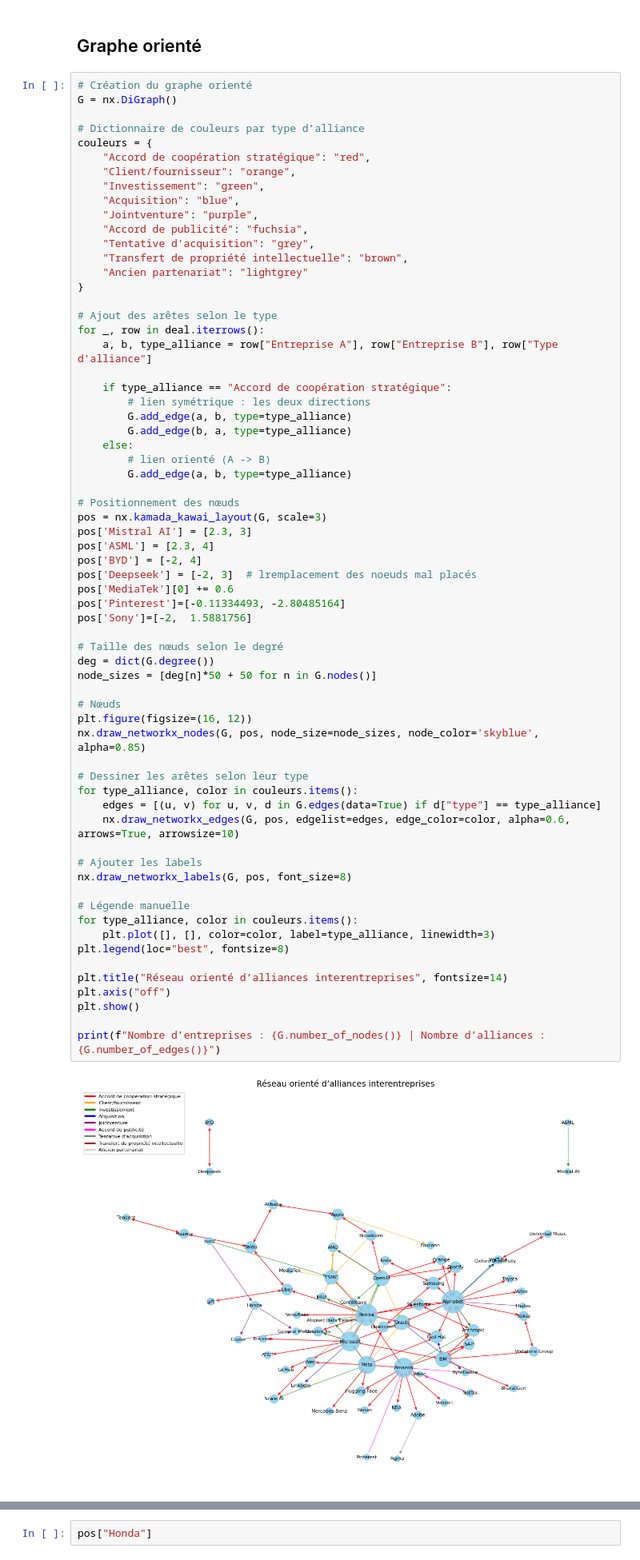
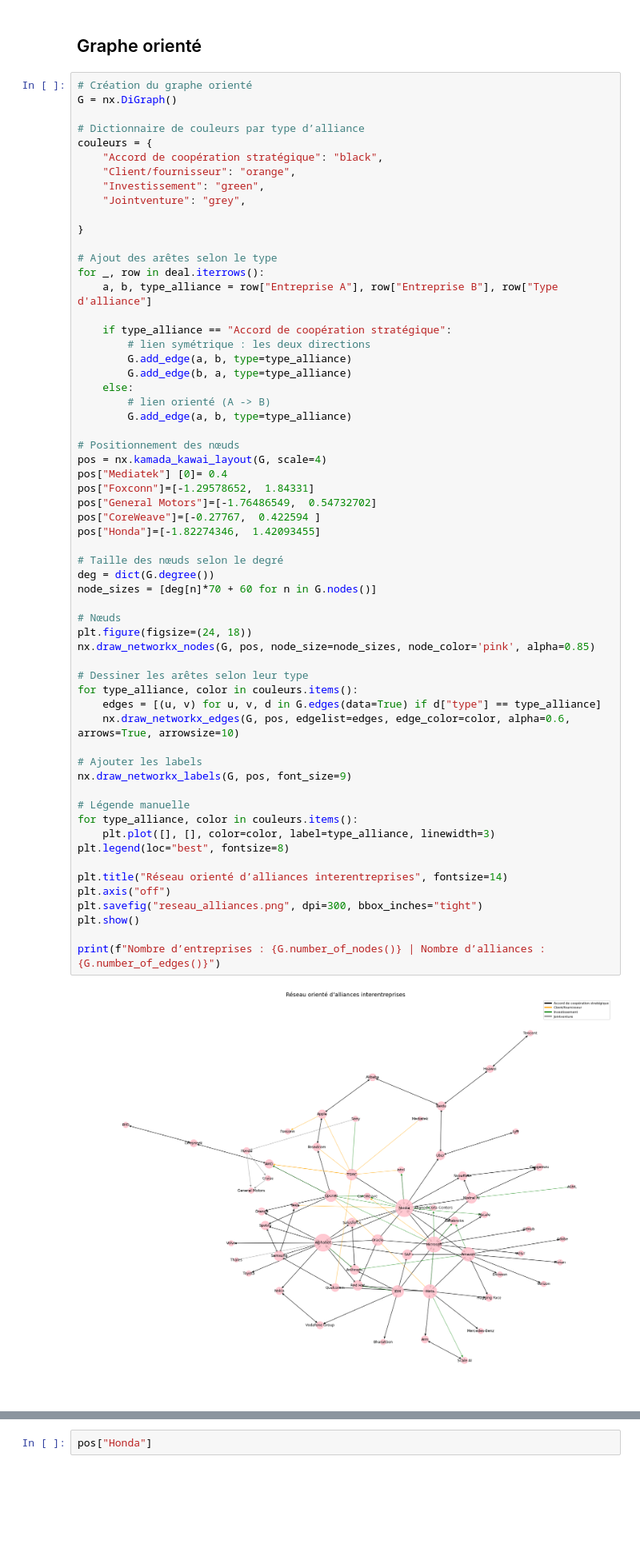
Before and after one commit to JulieLaurentt/ARS-MA, a Jupyter notebook: ARS-Vjulie.ipynb, the cells around one changed output, grey strips where cells are left out. Shown at 80% size. Cells and saved outputs as stored; diff of their text form; blank space fills up the shorter version.

Commit message:
graphe classique

```diff
--- a/ARS-Vjulie.ipynb
+++ b/ARS-Vjulie.ipynb
@@ -161,15 +161,11 @@ G = nx.DiGraph()
 
 # Dictionnaire de couleurs par type d’alliance
 couleurs = {
-    "Accord de coopération stratégique": "red",
+    "Accord de coopération stratégique": "black",
     "Client/fournisseur": "orange",
     "Investissement": "green",
-    "Acquisition": "blue",
-    "Jointventure": "purple",
-    "Accord de publicité": "fuchsia",
-    "Tentative d'acquisition": "grey",
-    "Transfert de propriété intellectuelle": "brown",
-    "Ancien partenariat": "lightgrey"
+    "Jointventure": "grey",
+
 }
 
 # Ajout des arêtes selon le type
@@ -182,43 +178,42 @@ for _, row in deal.iterrows():
         G.add_edge(b, a, type=type_alliance)
     else:
         # lien orienté (A -> B)
         G.add_edge(a, b, type=type_alliance)
 
 # Positionnement des nœuds
-pos = nx.kamada_kawai_layout(G, scale=3)
-pos['Mistral AI'] = [2.3, 3]
-pos['ASML'] = [2.3, 4]
-pos['BYD'] = [-2, 4]
-pos['Deepseek'] = [-2, 3]  # lremplacement des noeuds mal placés
-pos['MediaTek'][0] += 0.6
-pos['Pinterest']=[-0.11334493, -2.80485164]
-pos['Sony']=[-2,  1.5881756]
+pos = nx.kamada_kawai_layout(G, scale=4)
+pos["Mediatek"] [0]= 0.4
+pos["Foxconn"]=[-1.29578652,  1.84331]
+pos["General Motors"]=[-1.76486549,  0.54732702]
+pos["CoreWeave"]=[-0.27767,  0.422594 ]
+pos["Honda"]=[-1.82274346,  1.42093455]
 
 # Taille des nœuds selon le degré
 deg = dict(G.degree())
-node_sizes = [deg[n]*50 + 50 for n in G.nodes()]
+node_sizes = [deg[n]*70 + 60 for n in G.nodes()]
 
 # Nœuds
-plt.figure(figsize=(16, 12))
-nx.draw_networkx_nodes(G, pos, node_size=node_sizes, node_color='skyblue', alpha=0.85)
+plt.figure(figsize=(24, 18))
+nx.draw_networkx_nodes(G, pos, node_size=node_sizes, node_color='pink', alpha=0.85)
 
 # Dessiner les arêtes selon leur type
 for type_alliance, color in couleurs.items():
     edges = [(u, v) for u, v, d in G.edges(data=True) if d["type"] == type_alliance]
     nx.draw_networkx_edges(G, pos, edgelist=edges, edge_color=color, alpha=0.6, arrows=True, arrowsize=10)
 
 # Ajouter les labels
-nx.draw_networkx_labels(G, pos, font_size=8)
+nx.draw_networkx_labels(G, pos, font_size=9)
 
 # Légende manuelle
 for type_alliance, color in couleurs.items():
     plt.plot([], [], color=color, label=type_alliance, linewidth=3)
 plt.legend(loc="best", fontsize=8)
 
 plt.title("Réseau orienté d’alliances interentreprises", fontsize=14)
 plt.axis("off")
+plt.savefig("reseau_alliances.png", dpi=300, bbox_inches="tight")
 plt.show()
 
 print(f"Nombre d’entreprises : {G.number_of_nodes()} | Nombre d’alliances : {G.number_of_edges()}")
 # %% [output]
-[figure, old version]
+[figure, new version]
```
Also changed, not shown: parts of 2 cells of this notebook.
